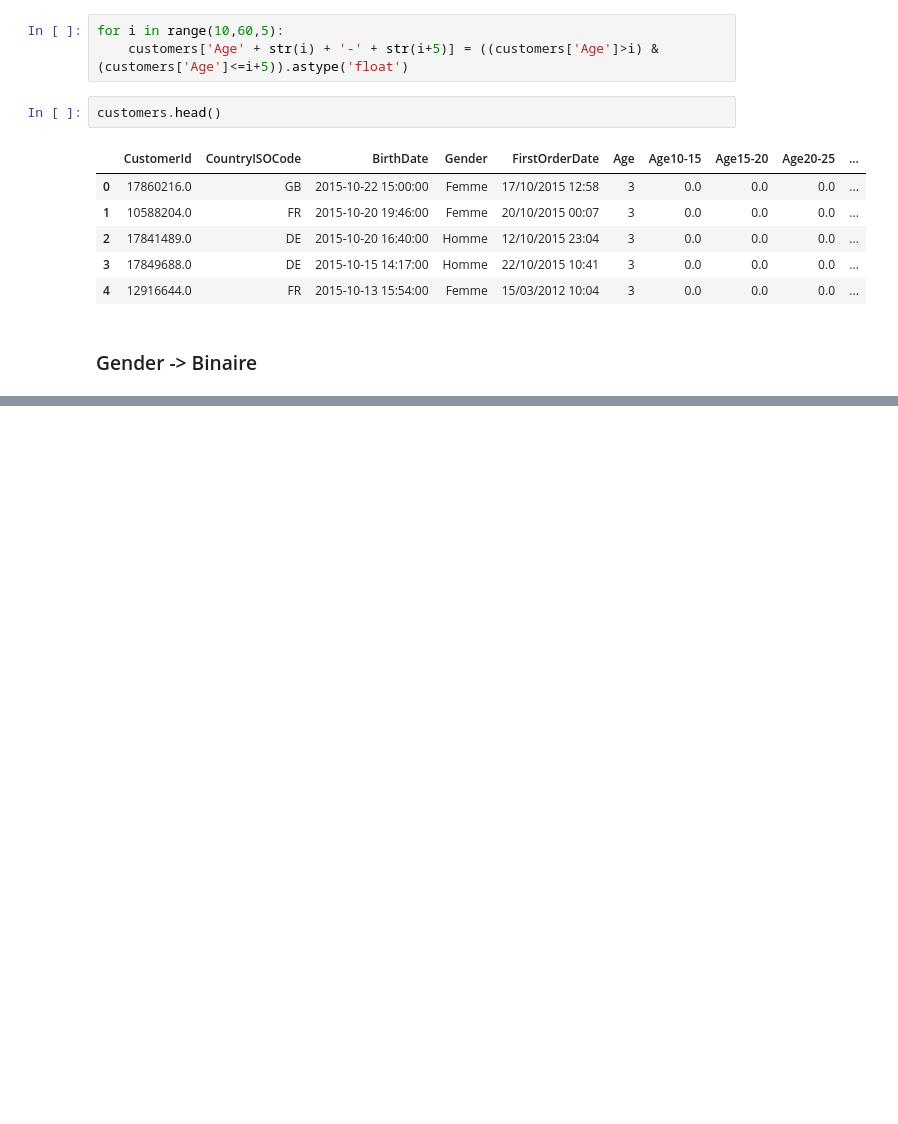
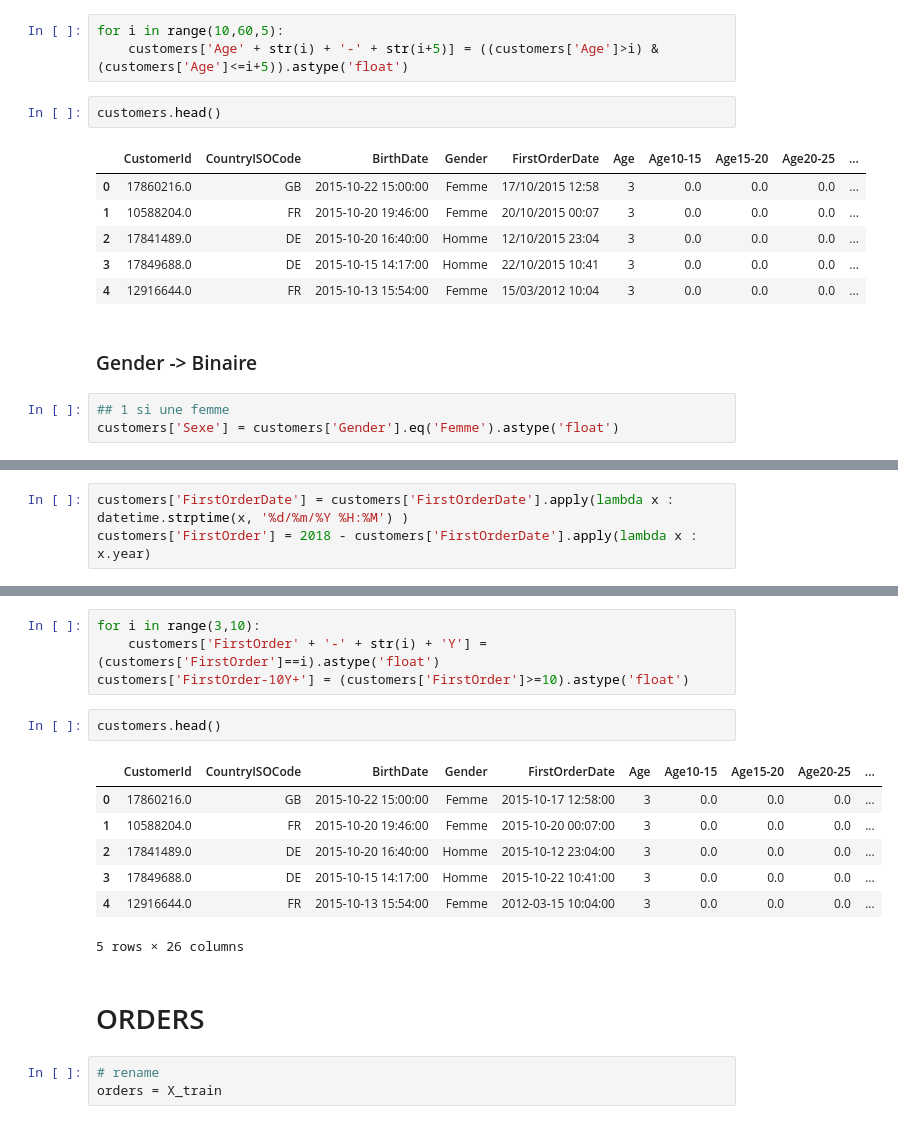
Before and after one commit to pepi4e/SD210-ML-challenge, a Jupyter notebook: Preprocessing.ipynb, the cells around one changed output, grey strips where cells are left out. Drawn from its saved outputs; the diff is of its cells as text; blank space fills up the shorter version.

```diff
--- a/Preprocessing.ipynb
+++ b/Preprocessing.ipynb
@@ -84,3 +77,6 @@ customers.head()
 | 4 | 12916644.0 | FR | 2015-10-13 15:54:00 | Femme | 15/03/2012 10:04 | 3 | 0.0 | 0.0 | 0.0 | ... |
 # %% [markdown]
 ### Gender -> Binaire
+# %%
+## 1 si une femme
+customers['Sexe'] = customers['Gender'].eq('Femme').astype('float')
@@ -86,0 +94,3 @@ customers.head()
+# %%
+customers['FirstOrderDate'] = customers['FirstOrderDate'].apply(lambda x : datetime.strptime(x, '%d/%m/%Y %H:%M') )
+customers['FirstOrder'] = 2018 - customers['FirstOrderDate'].apply(lambda x : x.year)
@@ -86,0 +112,19 @@ customers.head()
+# %%
+for i in range(3,10):
+    customers['FirstOrder' + '-' + str(i) + 'Y'] = (customers['FirstOrder']==i).astype('float')
+customers['FirstOrder-10Y+'] = (customers['FirstOrder']>=10).astype('float')
+# %%
+customers.head()
+# %% [output]
+|  | CustomerId | CountryISOCode | BirthDate | Gender | FirstOrderDate | Age | Age10-15 | Age15-20 | Age20-25 | ... |
+| 0 | 17860216.0 | GB | 2015-10-22 15:00:00 | Femme | 2015-10-17 12:58:00 | 3 | 0.0 | 0.0 | 0.0 | ... |
+| 1 | 10588204.0 | FR | 2015-10-20 19:46:00 | Femme | 2015-10-20 00:07:00 | 3 | 0.0 | 0.0 | 0.0 | ... |
+| 2 | 17841489.0 | DE | 2015-10-20 16:40:00 | Homme | 2015-10-12 23:04:00 | 3 | 0.0 | 0.0 | 0.0 | ... |
+| 3 | 17849688.0 | DE | 2015-10-15 14:17:00 | Homme | 2015-10-22 10:41:00 | 3 | 0.0 | 0.0 | 0.0 | ... |
+| 4 | 12916644.0 | FR | 2015-10-13 15:54:00 | Femme | 2012-03-15 10:04:00 | 3 | 0.0 | 0.0 | 0.0 | ... |
+5 rows × 26 columns
+# %% [markdown]
+# ORDERS
+# %%
+# rename
+orders = X_train
```
Also changed, not shown: parts of 40 cells of this notebook.
